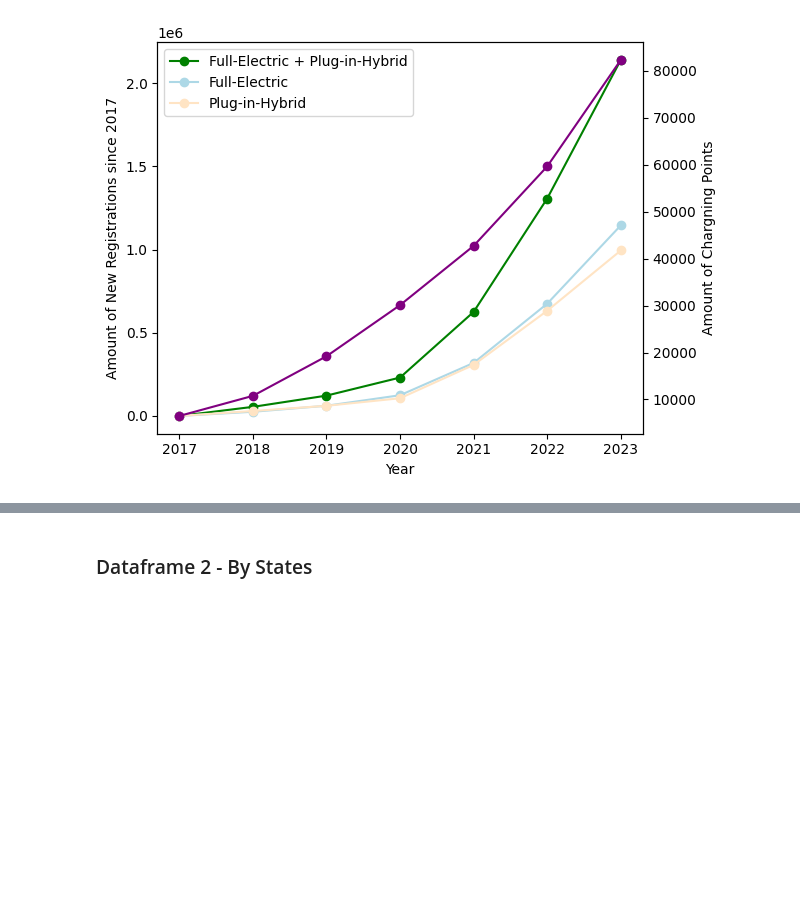
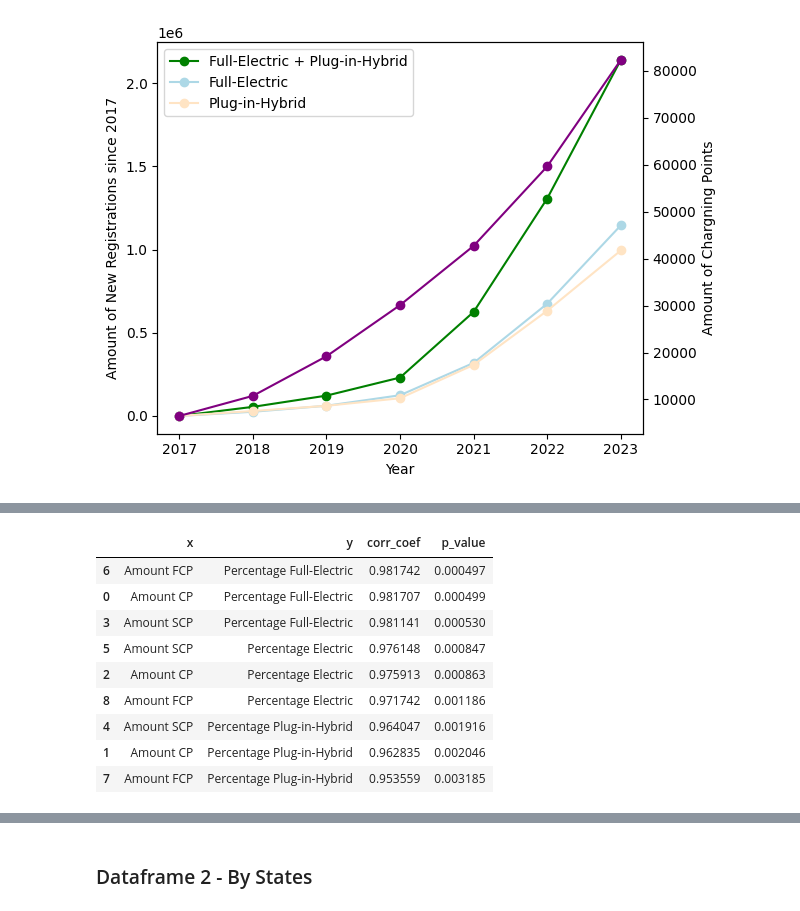
Before and after one commit to jvalue/made-template, a Jupyter notebook: project/exploration.ipynb, the cells around one changed output, grey strips where cells are left out. Saved outputs shown, nothing was run; the diff lists cells and outputs as text; code cells hidden in the pictures; blank space fills up the shorter version.

```diff
--- a/project/exploration.ipynb
+++ b/project/exploration.ipynb
@@ -122,0 +138,32 @@ plt.show()
+# %%
+# Add a new column for percentage of electric new registrations in total
+df1['Percentage Electric'] = (df1['NR Electric'] + df1['NR Plug-in-Hybrid'])/df1['NR Overall']
+
+cols1 = ['Amount CP', 'Amount SCP', 'Amount FCP']
+cols2 = ['Percentage Full-Electric', 'Percentage Plug-in-Hybrid', 'Percentage Electric']
+
+correlations = []
+
+for c1 in cols1:
+    for c2 in cols2:
+        corr, pvalue = pearsonr(df1[c1], df1[c2])
+        correlations.append({
+            'x':c1,
+            'y':c2,
+            'corr_coef':corr,
+            'p_value':pvalue
+        })
+
+df_corr = pd.DataFrame(correlations, columns=['x','y','corr_coef', 'p_value'])
+df_corr.sort_values('corr_coef', ascending=False)
+# %% [output]
+|  | x | y | corr_coef | p_value |
+| 6 | Amount FCP | Percentage Full-Electric | 0.981742 | 0.000497 |
+| 0 | Amount CP | Percentage Full-Electric | 0.981707 | 0.000499 |
+| 3 | Amount SCP | Percentage Full-Electric | 0.981141 | 0.000530 |
+| 5 | Amount SCP | Percentage Electric | 0.976148 | 0.000847 |
+| 2 | Amount CP | Percentage Electric | 0.975913 | 0.000863 |
+| 8 | Amount FCP | Percentage Electric | 0.971742 | 0.001186 |
+| 4 | Amount SCP | Percentage Plug-in-Hybrid | 0.964047 | 0.001916 |
+| 1 | Amount CP | Percentage Plug-in-Hybrid | 0.962835 | 0.002046 |
+| 7 | Amount FCP | Percentage Plug-in-Hybrid | 0.953559 | 0.003185 |
```
Also changed, not shown: parts of 28 cells of this notebook.
